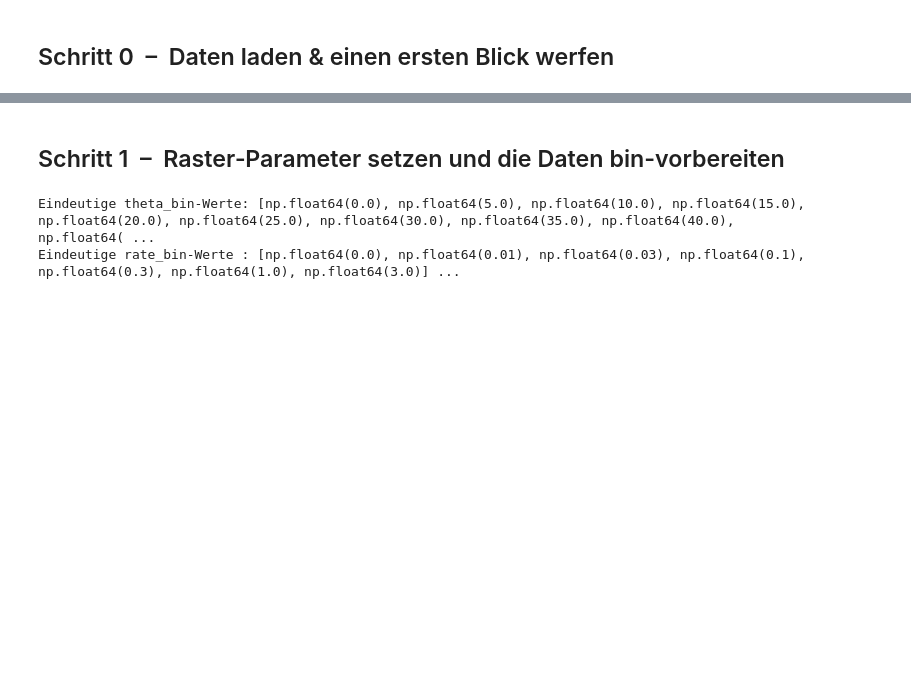
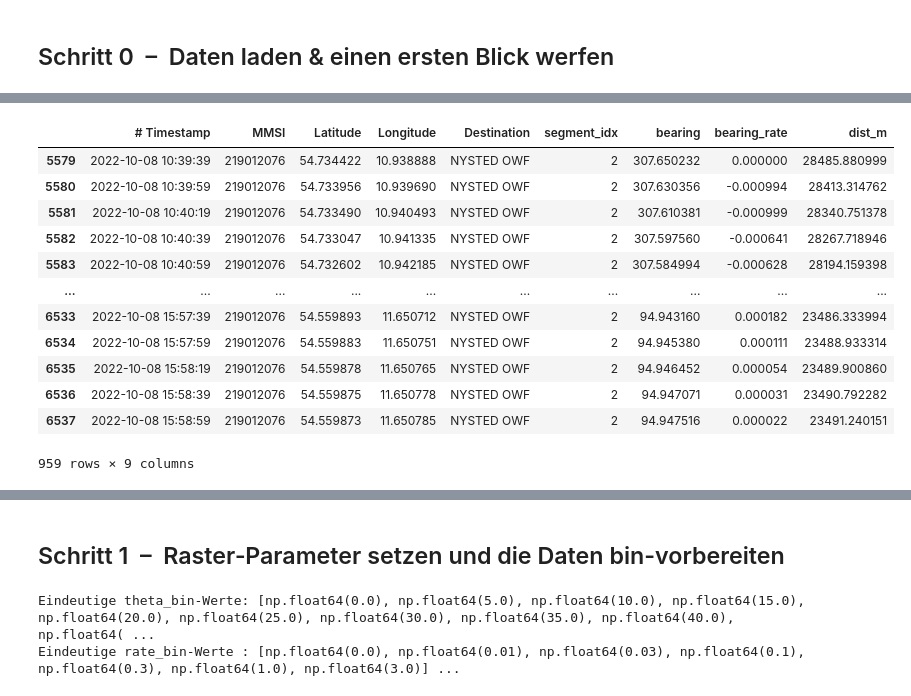
Before and after one commit to AI-lly/plotseamap, a Jupyter notebook: src/bearing/test.ipynb, the cells around one changed output, grey strips where cells are left out. Cells and saved outputs as stored; diff of their text form; code cells hidden in the pictures; blank space fills up the shorter version.

```diff
--- a/src/bearing/test.ipynb
+++ b/src/bearing/test.ipynb
@@ -40,0 +56,16 @@ Name: bearing_rate, Length: 977539, dtype: float64
+# %%
+mmsi[mmsi.segment_idx==2]
+# %% [output]
+|  | # Timestamp | MMSI | Latitude | Longitude | Destination | segment_idx | bearing | bearing_rate | dist_m |
+| 5579 | 2022-10-08 10:39:39 | 219012076 | 54.734422 | 10.938888 | NYSTED OWF | 2 | 307.650232 | 0.000000 | 28485.880999 |
+| 5580 | 2022-10-08 10:39:59 | 219012076 | 54.733956 | 10.939690 | NYSTED OWF | 2 | 307.630356 | -0.000994 | 28413.314762 |
+| 5581 | 2022-10-08 10:40:19 | 219012076 | 54.733490 | 10.940493 | NYSTED OWF | 2 | 307.610381 | -0.000999 | 28340.751378 |
+| 5582 | 2022-10-08 10:40:39 | 219012076 | 54.733047 | 10.941335 | NYSTED OWF | 2 | 307.597560 | -0.000641 | 28267.718946 |
+| 5583 | 2022-10-08 10:40:59 | 219012076 | 54.732602 | 10.942185 | NYSTED OWF | 2 | 307.584994 | -0.000628 | 28194.159398 |
+| ... | ... | ... | ... | ... | ... | ... | ... | ... | ... |
+| 6533 | 2022-10-08 15:57:39 | 219012076 | 54.559893 | 11.650712 | NYSTED OWF | 2 | 94.943160 | 0.000182 | 23486.333994 |
+| 6534 | 2022-10-08 15:57:59 | 219012076 | 54.559883 | 11.650751 | NYSTED OWF | 2 | 94.945380 | 0.000111 | 23488.933314 |
+| 6535 | 2022-10-08 15:58:19 | 219012076 | 54.559878 | 11.650765 | NYSTED OWF | 2 | 94.946452 | 0.000054 | 23489.900860 |
+| 6536 | 2022-10-08 15:58:39 | 219012076 | 54.559875 | 11.650778 | NYSTED OWF | 2 | 94.947071 | 0.000031 | 23490.792282 |
+| 6537 | 2022-10-08 15:58:59 | 219012076 | 54.559873 | 11.650785 | NYSTED OWF | 2 | 94.947516 | 0.000022 | 23491.240151 |
+959 rows × 9 columns
```
Also changed, not shown: parts of 14 cells of this notebook, 1 other file.
